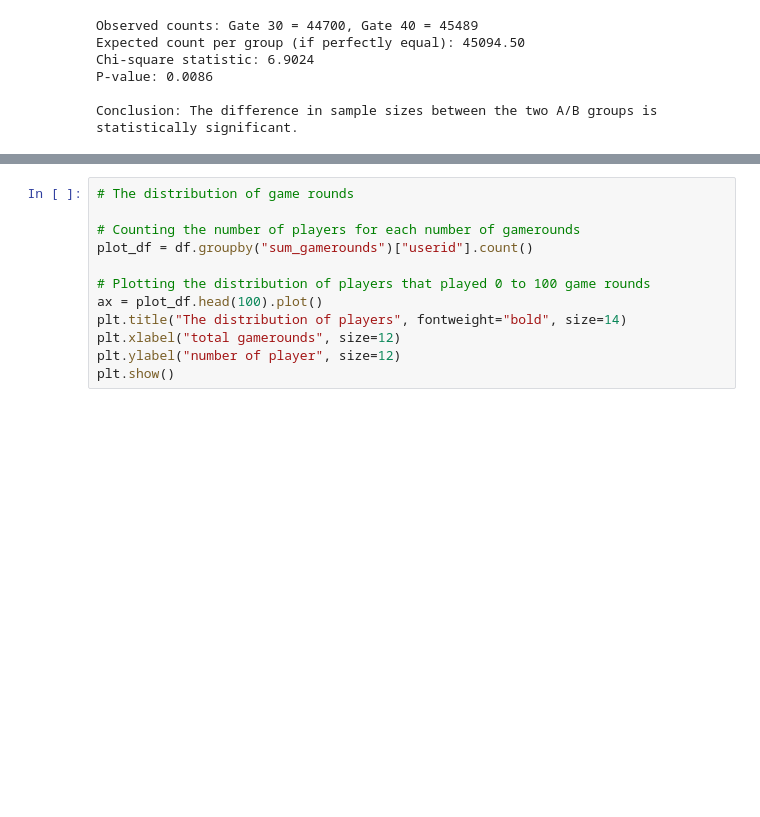
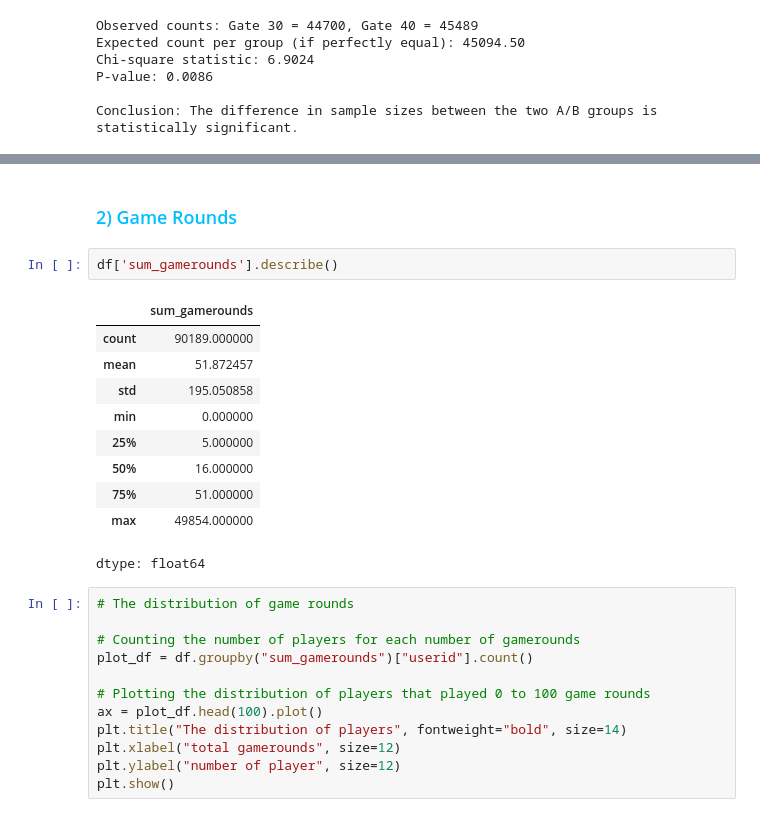
Before and after one commit to YannnnnaY/Course-Projects, a Jupyter notebook: Mobile_Games_AB_Testing_with_Cookie_Cats.ipynb, the cells around one changed output, grey strips where cells are left out. Saved outputs shown, nothing was run; the diff lists cells and outputs as text; blank space fills up the shorter version.

```diff
--- a/Mobile_Games_AB_Testing_with_Cookie_Cats.ipynb
+++ b/Mobile_Games_AB_Testing_with_Cookie_Cats.ipynb
@@ -113,3 +139,18 @@ Conclusion: The difference in sample sizes between the two A/B groups is statist
+# %% [markdown]
+### <font color="#00bfff">2) Game Rounds</font>
+# %%
+df['sum_gamerounds'].describe()
+# %% [output]
+|  | sum_gamerounds |
+| count | 90189.000000 |
+| mean | 51.872457 |
+| std | 195.050858 |
+| min | 0.000000 |
+| 25% | 5.000000 |
+| 50% | 16.000000 |
+| 75% | 51.000000 |
+| max | 49854.000000 |
+dtype: float64
 # %%
 # The distribution of game rounds
 
```
Also changed, not shown: parts of 24 cells of this notebook.
